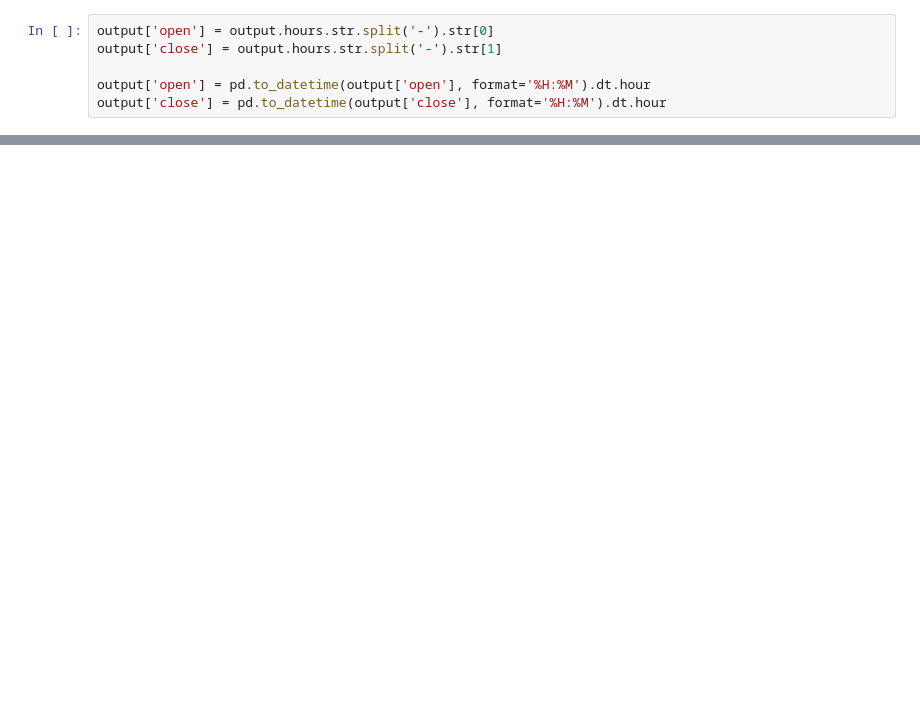
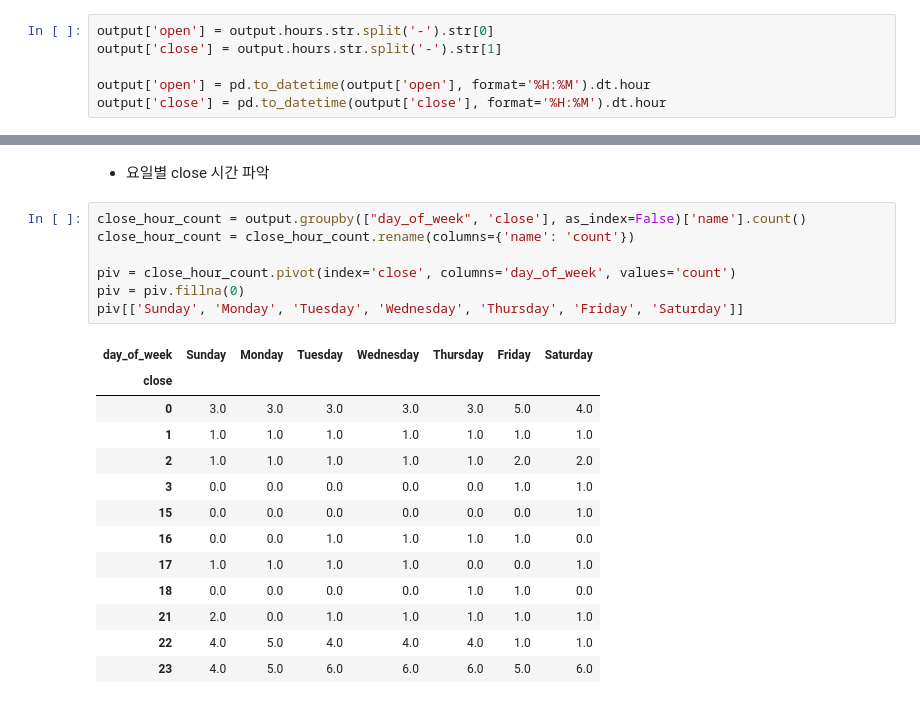
Before and after one commit to jamjam0109/kaggle_yelp, a Jupyter notebook: src.ipynb, the cells around one changed output, grey strips where cells are left out. Cells and saved outputs as stored; diff of their text form; blank space fills up the shorter version.

```diff
--- a/src.ipynb
+++ b/src.ipynb
@@ -288 +340,24 @@ g.set_axis_labels("open hour")
+# %% [markdown]
+- 요일별 close 시간 파악
+# %%
+close_hour_count = output.groupby(["day_of_week", 'close'], as_index=False)['name'].count()
+close_hour_count = close_hour_count.rename(columns={'name': 'count'})
+
+piv = close_hour_count.pivot(index='close', columns='day_of_week', values='count')
+piv = piv.fillna(0)
+piv[['Sunday', 'Monday', 'Tuesday', 'Wednesday', 'Thursday', 'Friday', 'Saturday']]
+# %% [output]
+| day_of_week | Sunday | Monday | Tuesday | Wednesday | Thursday | Friday | Saturday |
+| close |  |  |  |  |  |  |  |
+| 0 | 3.0 | 3.0 | 3.0 | 3.0 | 3.0 | 5.0 | 4.0 |
+| 1 | 1.0 | 1.0 | 1.0 | 1.0 | 1.0 | 1.0 | 1.0 |
+| 2 | 1.0 | 1.0 | 1.0 | 1.0 | 1.0 | 2.0 | 2.0 |
+| 3 | 0.0 | 0.0 | 0.0 | 0.0 | 0.0 | 1.0 | 1.0 |
+| 15 | 0.0 | 0.0 | 0.0 | 0.0 | 0.0 | 0.0 | 1.0 |
+| 16 | 0.0 | 0.0 | 1.0 | 1.0 | 1.0 | 1.0 | 0.0 |
+| 17 | 1.0 | 1.0 | 1.0 | 1.0 | 0.0 | 0.0 | 1.0 |
+| 18 | 0.0 | 0.0 | 0.0 | 0.0 | 1.0 | 1.0 | 0.0 |
+| 21 | 2.0 | 0.0 | 1.0 | 1.0 | 1.0 | 1.0 | 1.0 |
+| 22 | 4.0 | 5.0 | 4.0 | 4.0 | 4.0 | 1.0 | 1.0 |
+| 23 | 4.0 | 5.0 | 6.0 | 6.0 | 6.0 | 5.0 | 6.0 |
 # %%
```
Also changed, not shown: parts of 31 cells of this notebook.
